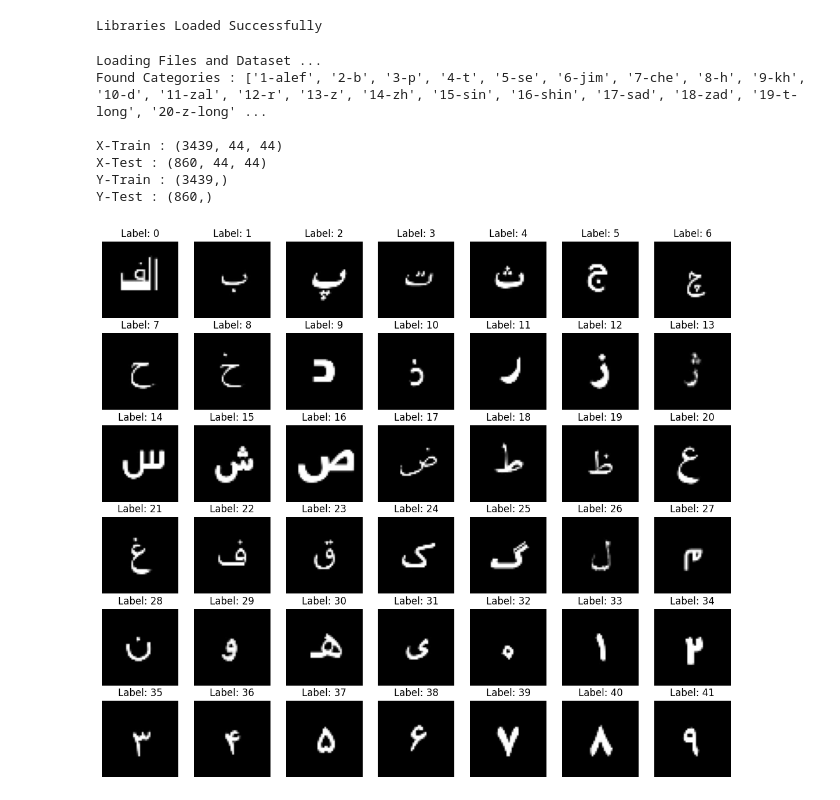
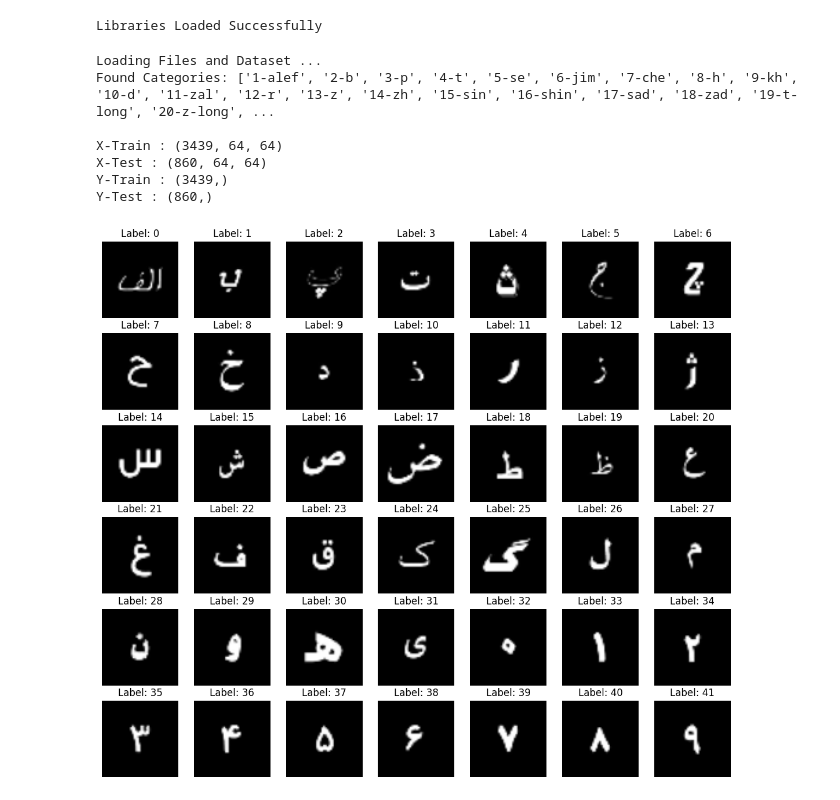
Before and after one commit to ArtinABS/Persian-Alphabet-Recognition, a Jupyter notebook: Models/Neural Network/ANN.ipynb, the cells around one changed output. Drawn from its saved outputs; the diff is of its cells as text; code cells hidden in the pictures.

```diff
--- a/Models/Neural Network/ANN.ipynb
+++ b/Models/Neural Network/ANN.ipynb
@@ -23,42 +26,39 @@ CLASSES = 43
 
 EPOCHS = 20
 # %%
-dataloader = DataLoader(path=DATASET1, image_size=IMAGE_SIZE, shrink=SHRINK, padding=0, invert=True)
-X, y = dataloader.load_data()
-X_train, X_test, y_train, y_test = train_test_split(X, y, train_size=0.8)
+dataloader1 = DataLoader(path=DATASET1, image_size=IMAGE_SIZE, shrink=SHRINK, threshold=None, padding=0, invert=True)
+X_train, y_train, X_test, y_test = dataloader1.load_data()
 
-X_train = X_train.astype('float32') / 255.
-X_test = X_test.astype('float32') / 255.
 
 print(f"X-Train : {X_train.shape}")
 print(f"X-Test : {X_test.shape}")
 print(f"Y-Train : {y_train.shape}")
 print(f"Y-Test : {y_test.shape}")
 
 used=[]
 counter = 0
 i = 0
 plt.figure(figsize=(14, 12))
 while counter != 42:
     while y_train[i] in used or y_train[i]!=counter:
         i+=1
         continue
     used.append(y_train[i])
     plt.subplot(6, 7, counter + 1)
     plt.imshow(X_train[i], cmap='gray')
     plt.title(f'Label: {y_train[i]}')
     plt.axis('off')
     counter+=1
 plt.show()
 # %% [output]
 Loading Files and Dataset ...
-Found Categories : ['1-alef', '2-b', '3-p', '4-t', '5-se', '6-jim', '7-che', '8-h', '9-kh', '10-d', '11-zal', '12-r', '13-z', '14-zh', '15-sin', '16-shin', '17-sad', '18-zad', '19-t-long', '20-z-long' ...
+Found Categories: ['1-alef', '2-b', '3-p', '4-t', '5-se', '6-jim', '7-che', '8-h', '9-kh', '10-d', '11-zal', '12-r', '13-z', '14-zh', '15-sin', '16-shin', '17-sad', '18-zad', '19-t-long', '20-z-long', ...
 
-X-Train : (3439, 44, 44)
-X-Test : (860, 44, 44)
+X-Train : (3439, 64, 64)
+X-Test : (860, 64, 64)
 Y-Train : (3439,)
 Y-Test : (860,)
-[figure, old version]
+[figure, new version]
 # %%
 model_1 = Sequential(name='Model-1')
 
```
Also changed, not shown: parts of 13 cells of this notebook, 1 other file.
